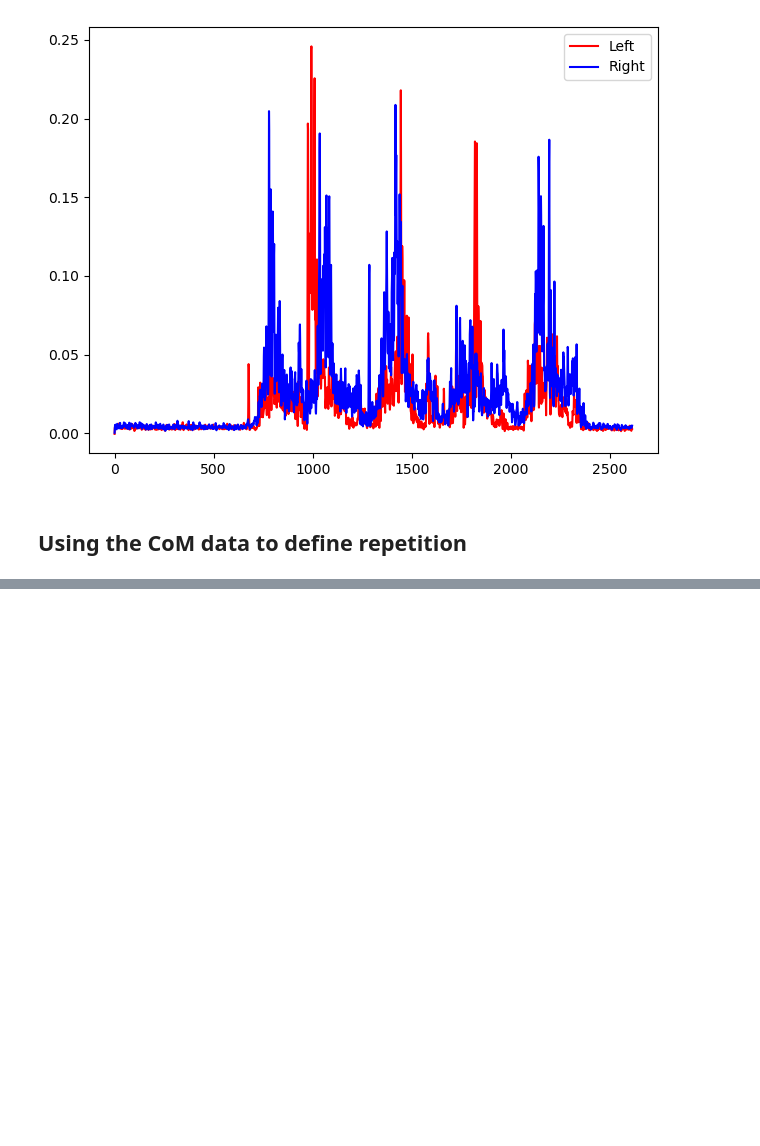
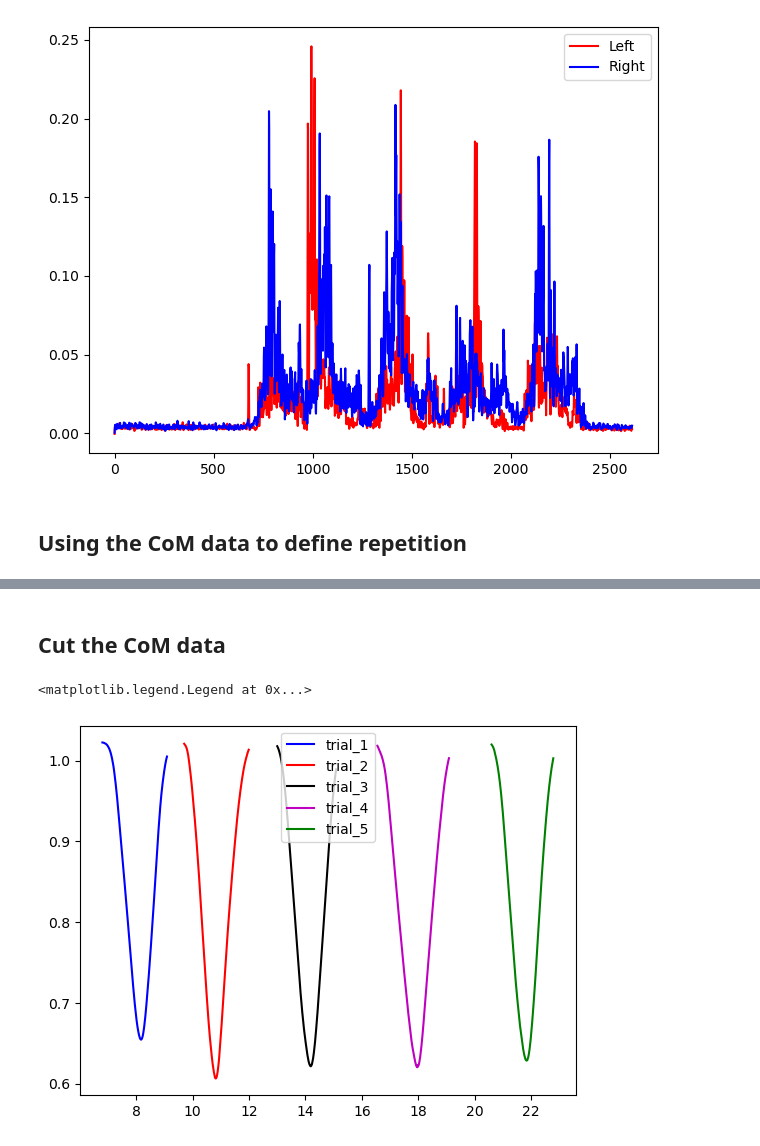
Before and after one commit to MuhammadUtoro/biomechanics, a Jupyter notebook: RF_RvsRF_L.ipynb, the cells around one changed output, grey strips where cells are left out. Saved outputs shown, nothing was run; the diff lists cells and outputs as text; code cells hidden in the pictures; blank space fills up the shorter version.

Commit message:
Cutting the CoM and EMG data to match trial

```diff
--- a/RF_RvsRF_L.ipynb
+++ b/RF_RvsRF_L.ipynb
@@ -75,0 +83,31 @@ l_asis.plot()
+# %%
+# manually indexing start and stop of the exercise
+n_starts = []
+n_stops = []
+starts = l_asis.count_events("Start")
+stops = l_asis.count_events("Stop")
+
+for start in range(starts):
+    idx = l_asis.get_index_at_event("Start", occurrence=start)
+    n_starts.append(l_asis.time[idx])
+
+for stop in range(stops):
+    idx = l_asis.get_index_at_event("Stop", occurrence=stop)
+    n_stops.append(l_asis.time[idx])
+# %% [markdown]
+## Cut the CoM data
+# %%
+l_asis.trial_1 = l_asis.time[l_asis.get_index_at_time(n_starts[0]):l_asis.get_index_at_time(n_stops[0])]
+l_asis.trial_2 = l_asis.time[l_asis.get_index_at_time(n_starts[1]):l_asis.get_index_at_time(n_stops[1])]
+l_asis.trial_3 = l_asis.time[l_asis.get_index_at_time(n_starts[2]):l_asis.get_index_at_time(n_stops[2])]
+l_asis.trial_4 = l_asis.time[l_asis.get_index_at_time(n_starts[3]):l_asis.get_index_at_time(n_stops[3])]
+l_asis.trial_5 = l_asis.time[l_asis.get_index_at_time(n_starts[4]):l_asis.get_index_at_time(n_stops[4])]
+plt.plot(l_asis.trial_1,mrkr_data["SIAS_left"][:,2][680:910], 'b-', label='trial_1')
+plt.plot(l_asis.trial_2,mrkr_data["SIAS_left"][:,2][970:1200], 'r-', label='trial_2')
+plt.plot(l_asis.trial_3,mrkr_data["SIAS_left"][:,2][1300:1510], 'k-', label='trial_3')
+plt.plot(l_asis.trial_4,mrkr_data["SIAS_left"][:,2][1655:1910], 'm-', label='trial_4')
+plt.plot(l_asis.trial_5,mrkr_data["SIAS_left"][:,2][2060:2280], 'g-', label='trial_5')
+plt.legend()
+# %% [output]
+<matplotlib.legend.Legend at 0x...>
+[figure, added]
```
Also changed, not shown: parts of 4 cells of this notebook.
